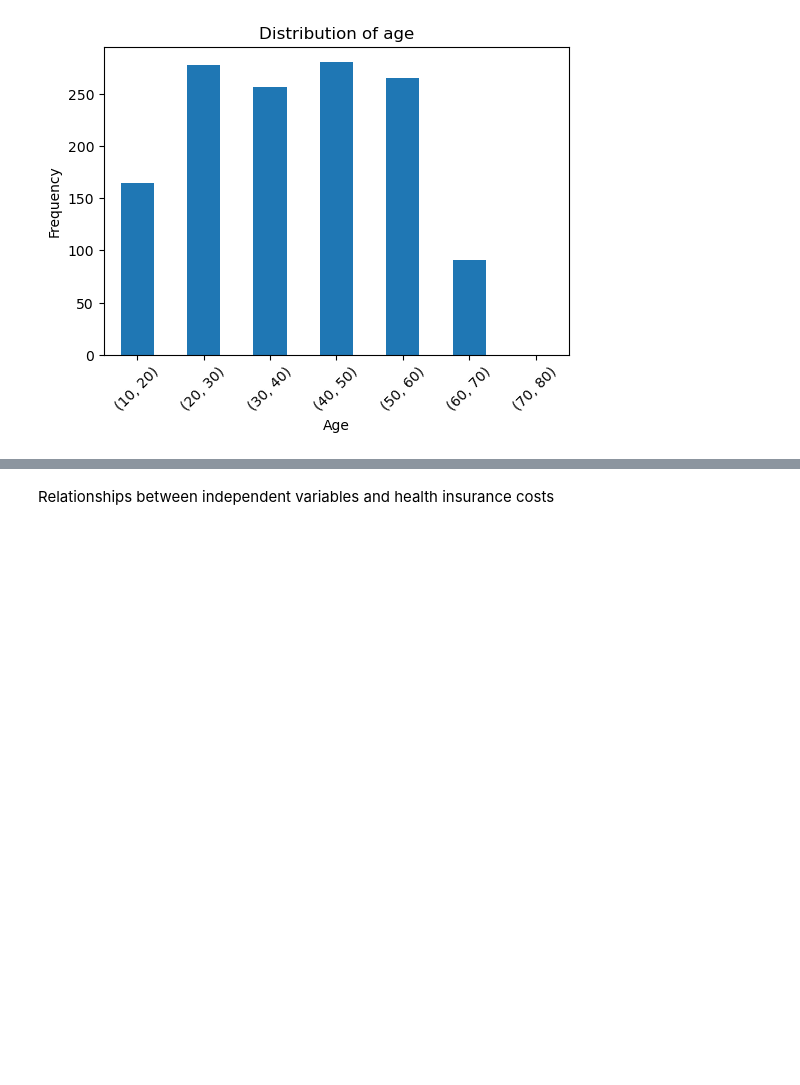
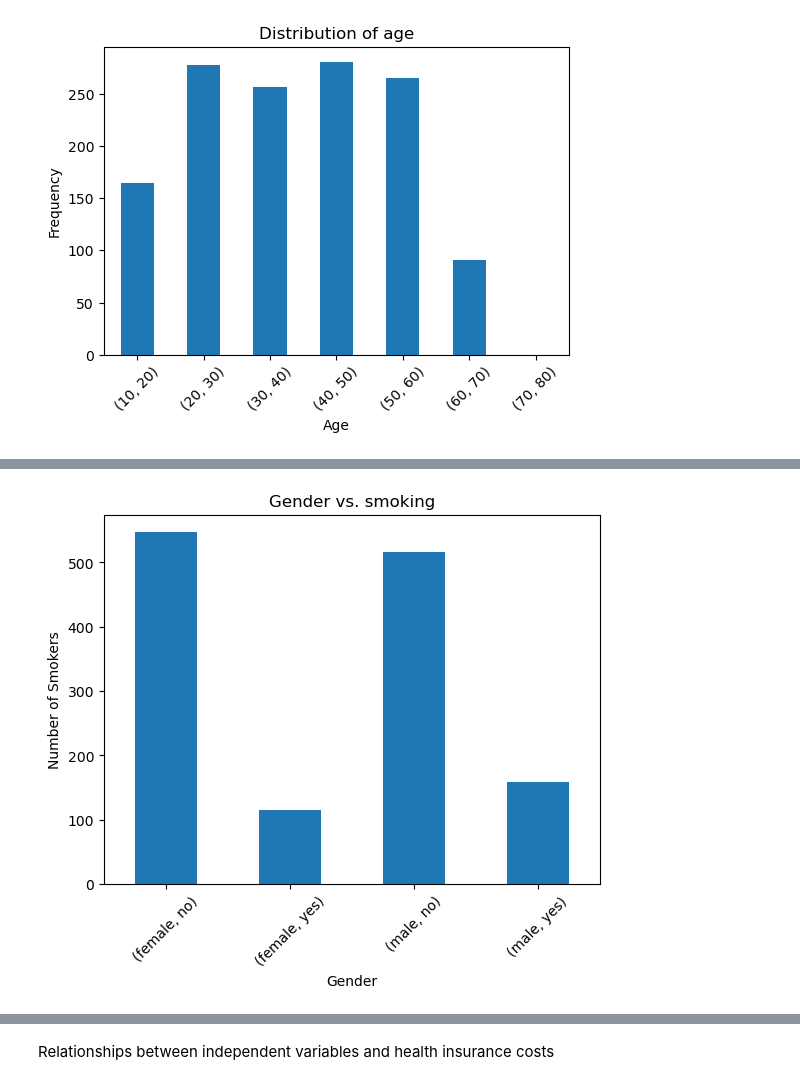
Before and after one commit to carolinefoshee/project-1, a Jupyter notebook: project1.ipynb, the cells around one changed output, grey strips where cells are left out. Saved outputs shown, nothing was run; the diff lists cells and outputs as text; code cells hidden in the pictures; blank space fills up the shorter version.

```diff
--- a/project1.ipynb
+++ b/project1.ipynb
@@ -226,0 +250,9 @@ plt.show()
+# %%
+# plot showing Gender Vs Smoking
+grouped_df = insurance_df.groupby('sex')['smoker'].value_counts()
+grouped_df.plot(kind="bar",xlabel="Gender", ylabel="Number of Smokers")
+plt.title("Gender vs. smoking")
+plt.xticks(rotation=45)
+plt.show()
+# %% [output]
+[figure, added]
```
Also changed, not shown: parts of 36 cells of this notebook.
